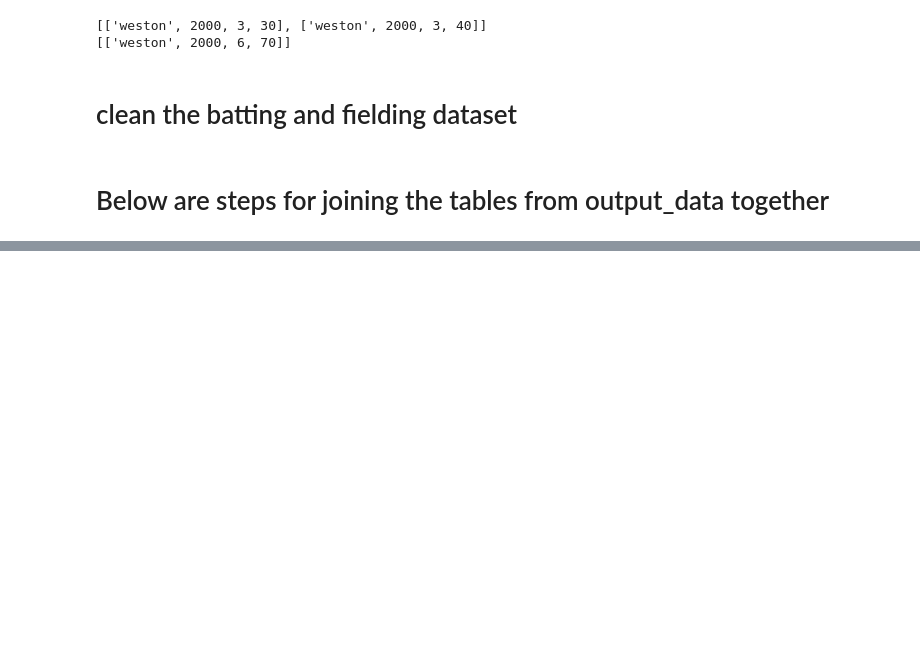
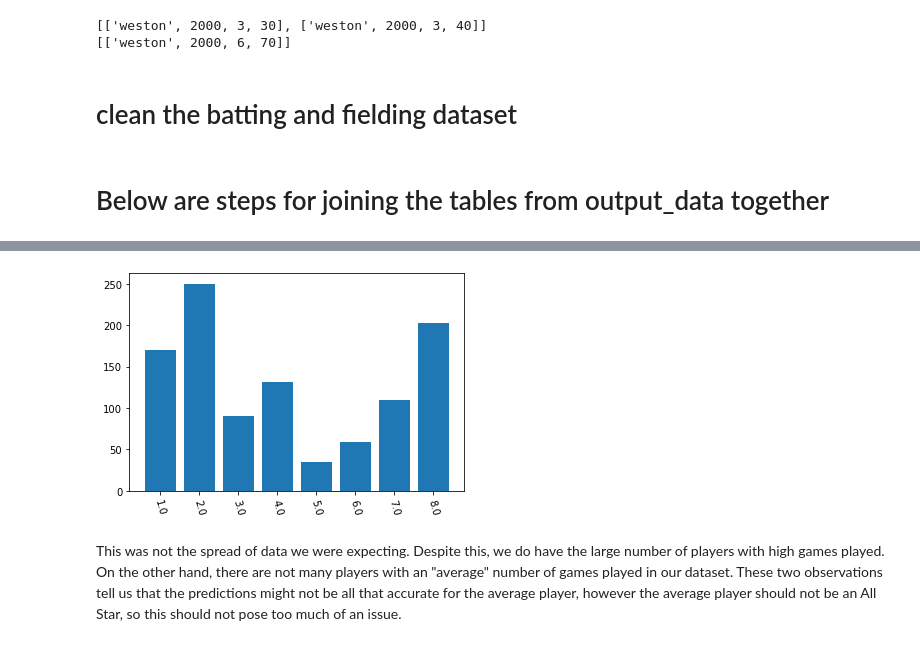
Before and after one commit to waverill2/CPSC322-Final-Project, a Jupyter notebook: technical_report.ipynb, the cells around one changed output, grey strips where cells are left out. Drawn from its saved outputs; the diff is of its cells as text; code cells hidden in the pictures; blank space fills up the shorter version.

```diff
--- a/join_data.ipynb
+++ b/technical_report.ipynb
@@ -545,0 +618,27 @@ batting_fielding_joined = mypytable.MyPyTable().load_from_file(path)
+# %%
+importlib.reload(plot_utils)
+
+# get the number of players with each discretized value of games played
+games_played_column_name = "G"
+games_played_column_index = final_table.column_names.index(games_played_column_name)
+players_per_games_played_dict = dict()
+for row in final_table.data:
+    player_games_played = row[games_played_column_index]
+    if players_per_games_played_dict.get(player_games_played) is None:
+        players_per_games_played_dict[player_games_played] = 1
+    else:
+        players_per_games_played_dict[player_games_played] += 1
+
+# sort the data by games played
+sorted_keys = sorted(list(players_per_games_played_dict.keys()))
+sorted_players_per_games_played_dict = dict()
+for key in sorted_keys:
+    sorted_players_per_games_played_dict[key] = players_per_games_played_dict[key]
+
+# create a bar chart from the data TODO - label the chart better
+plot_utils.plot_bar_chart(x_values=list(sorted_players_per_games_played_dict.keys()), y_values=list(sorted_players_per_games_played_dict.values()),
+    x_tick_labels=list(sorted_players_per_games_played_dict.keys()))
+# %% [output]
+[figure, added]
+# %% [markdown]
+This was not the spread of data we were expecting. Despite this, we do have the large number of players with high games played. On the other hand, there are not many players with an "average" number of games played in our dataset. These two observations tell us that the predictions might not be all that accurate for the average player, however the average player should not be an All Star, so this should not pose too much of an issue.
```
Also changed, not shown: parts of 14 cells of this notebook, 3 other files.
